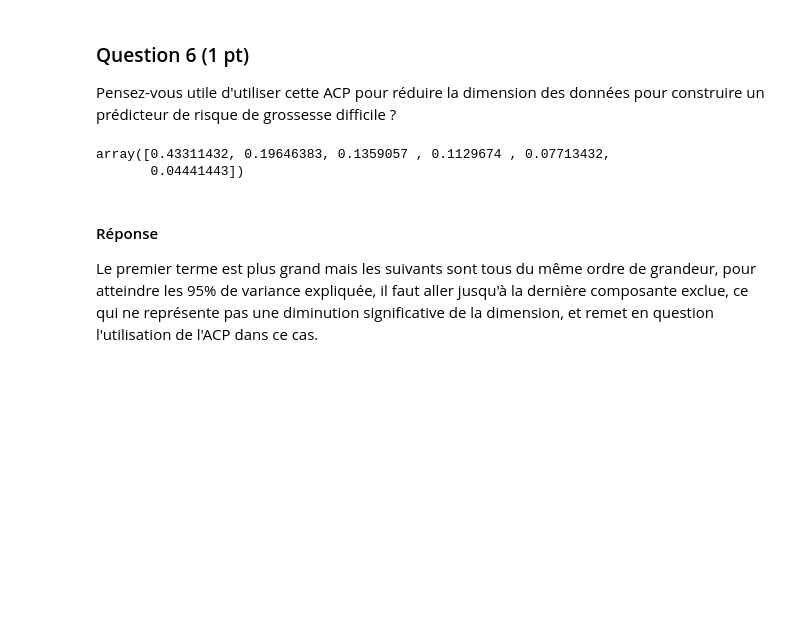
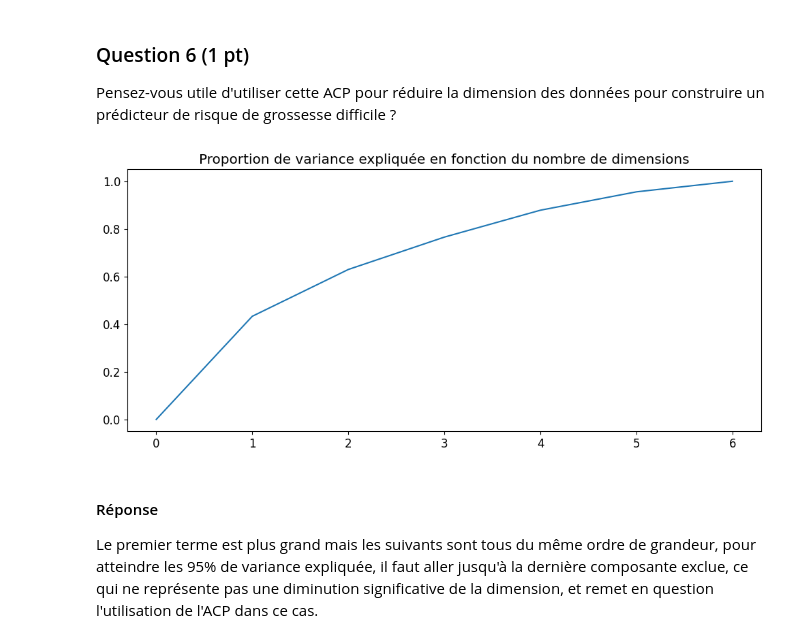
Before and after one commit to zephyrderiviere/projet-SDD, a Jupyter notebook: Projet.ipynb, the cells around one changed output. Saved outputs shown, nothing was run; the diff lists cells and outputs as text; code cells hidden in the pictures; blank space fills up the shorter version.

```diff
--- a/Projet.ipynb
+++ b/Projet.ipynb
@@ -129,10 +131,12 @@ plt.scatter(X_train_projected[:, 0], X_train_projected[:, 1])
 ### Question 6 (1 pt)
 Pensez-vous utile d'utiliser cette ACP pour réduire la dimension des données pour construire un prédicteur de risque de grossesse difficile ?
 # %%
-decomposition.PCA().fit(X_train_scaled).explained_variance_ratio_
+plt.figure(figsize=(12,5))
+plt.plot(np.arange(0, 7), np.concatenate((np.array([0]), np.cumsum(decomposition.PCA().fit(X_train_scaled).explained_variance_ratio_))))
+plt.title("Proportion de variance expliquée en fonction du nombre de dimensions")
+plt.show()
 # %% [output]
-array([0.43311432, 0.19646383, 0.1359057 , 0.1129674 , 0.07713432,
-       0.04441443])
+[figure, added]
 # %% [markdown]
 #### Réponse
 Le premier terme est plus grand mais les suivants sont tous du même ordre de grandeur, pour atteindre les 95% de variance expliquée, il faut aller jusqu'à la dernière composante exclue, ce qui ne représente pas une diminution significative de la dimension, et remet en question l'utilisation de l'ACP dans ce cas.
```
Also changed, not shown: parts of 3 cells of this notebook.
